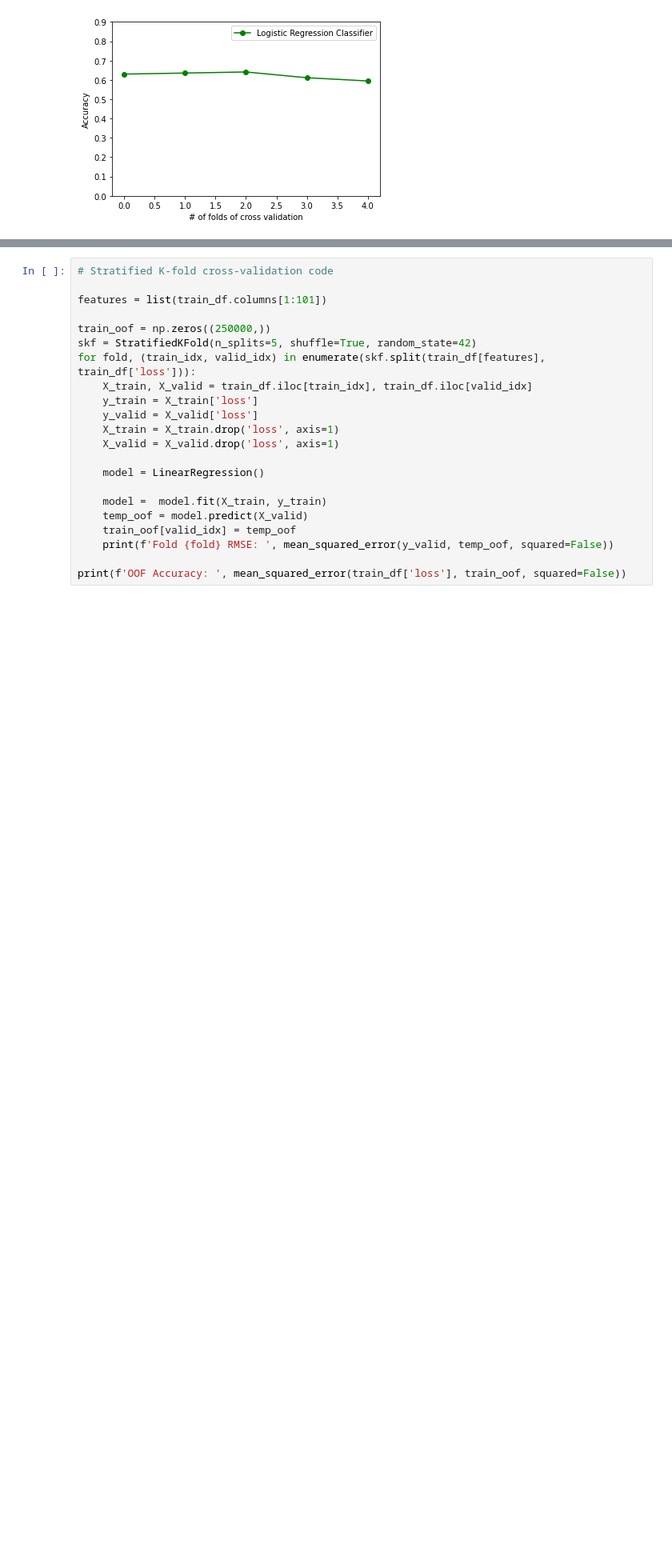
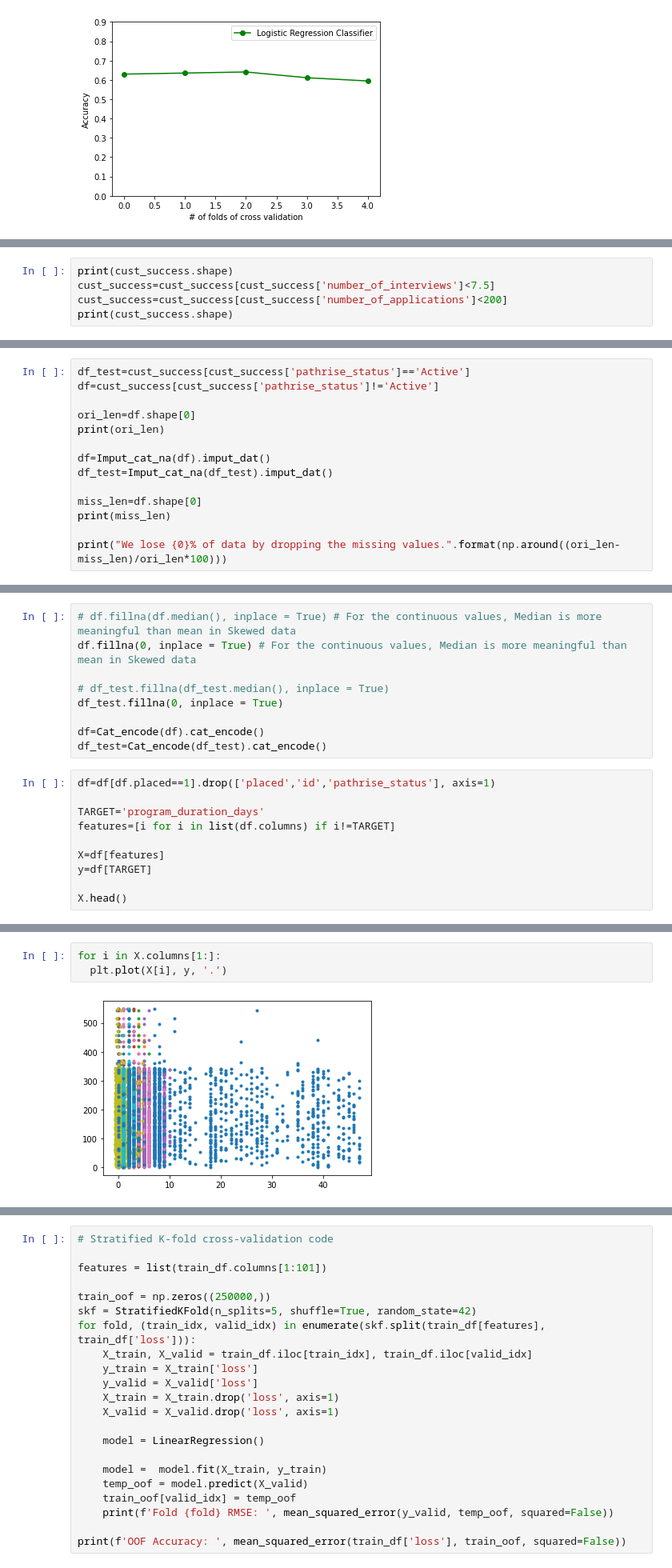
Before and after one commit to Yadukrishnan1/Customer-Success, a Jupyter notebook: customer_success_ongoing.ipynb, the cells around one changed output, grey strips where cells are left out. Shown at 80% size. Saved outputs shown, nothing was run; the diff lists cells and outputs as text; blank space fills up the shorter version.

```diff
--- a/customer_success_ongoing.ipynb
+++ b/customer_success_ongoing.ipynb
@@ -772,0 +743,5 @@ Index(['primary_track', 'program_duration_days', 'employment_status',
+# %%
+print(cust_success.shape)
+cust_success=cust_success[cust_success['number_of_interviews']<7.5]
+cust_success=cust_success[cust_success['number_of_applications']<200]
+print(cust_success.shape)
@@ -772,0 +779,14 @@ Index(['primary_track', 'program_duration_days', 'employment_status',
+# %%
+df_test=cust_success[cust_success['pathrise_status']=='Active']
+df=cust_success[cust_success['pathrise_status']!='Active']
+
+ori_len=df.shape[0]
+print(ori_len)
+
+df=Imput_cat_na(df).imput_dat()
+df_test=Imput_cat_na(df_test).imput_dat()
+
+miss_len=df.shape[0]
+print(miss_len)
+
+print("We lose {0}% of data by dropping the missing values.".format(np.around((ori_len-miss_len)/ori_len*100)))
@@ -772,0 +797,19 @@ Index(['primary_track', 'program_duration_days', 'employment_status',
+# %%
+# df.fillna(df.median(), inplace = True) # For the continuous values, Median is more meaningful than mean in Skewed data
+df.fillna(0, inplace = True) # For the continuous values, Median is more meaningful than mean in Skewed data
+
+# df_test.fillna(df_test.median(), inplace = True)
+df_test.fillna(0, inplace = True)
+
+df=Cat_encode(df).cat_encode()
+df_test=Cat_encode(df_test).cat_encode()
+# %%
+df=df[df.placed==1].drop(['placed','id','pathrise_status'], axis=1)
+
+TARGET='program_duration_days'
+features=[i for i in list(df.columns) if i!=TARGET]
+
+X=df[features]
+y=df[TARGET]
+
+X.head()
@@ -772,0 +823,5 @@ Index(['primary_track', 'program_duration_days', 'employment_status',
+# %%
+for i in X.columns[1:]:
+  plt.plot(X[i], y, '.')
+# %% [output]
+[figure, added]
```
Also changed, not shown: parts of 51 cells of this notebook.
